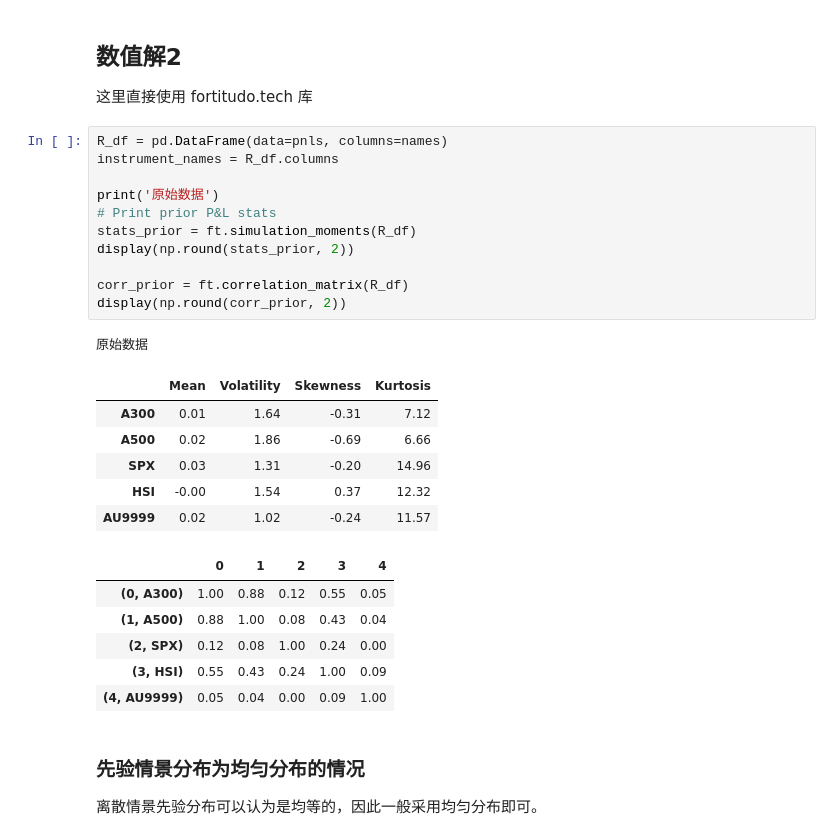
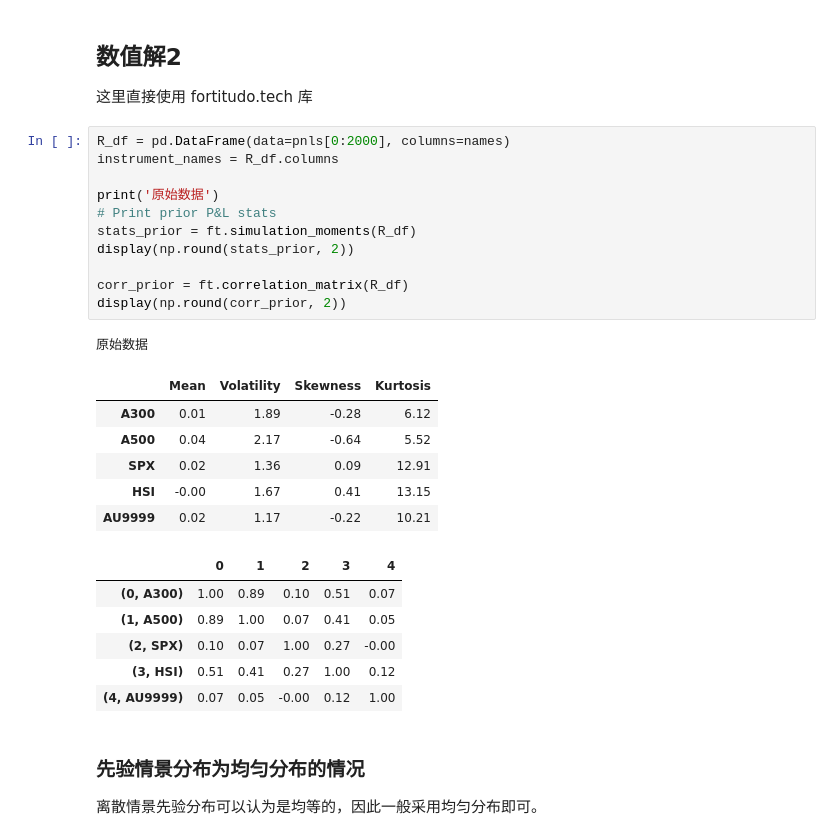
Before and after one commit to dishangti/Entropy-Pooling, a Jupyter notebook: EP.ipynb, the cells around one changed output. Cells and saved outputs as stored; diff of their text form.

```diff
--- a/EP.ipynb
+++ b/EP.ipynb
@@ -467,30 +447,30 @@ Var: Prior 2.68181, Post 7.68182
 ## 数值解2
 这里直接使用 fortitudo.tech 库
 # %%
-R_df = pd.DataFrame(data=pnls, columns=names)
+R_df = pd.DataFrame(data=pnls[0:2000], columns=names)
 instrument_names = R_df.columns
 
 print('原始数据')
 # Print prior P&L stats
 stats_prior = ft.simulation_moments(R_df)
 display(np.round(stats_prior, 2))
 
 corr_prior = ft.correlation_matrix(R_df)
 display(np.round(corr_prior, 2))
 # %% [output]
 原始数据
 |  | Mean | Volatility | Skewness | Kurtosis |
-| A300 | 0.01 | 1.64 | -0.31 | 7.12 |
-| A500 | 0.02 | 1.86 | -0.69 | 6.66 |
-| SPX | 0.03 | 1.31 | -0.20 | 14.96 |
-| HSI | -0.00 | 1.54 | 0.37 | 12.32 |
-| AU9999 | 0.02 | 1.02 | -0.24 | 11.57 |
+| A300 | 0.01 | 1.89 | -0.28 | 6.12 |
+| A500 | 0.04 | 2.17 | -0.64 | 5.52 |
+| SPX | 0.02 | 1.36 | 0.09 | 12.91 |
+| HSI | -0.00 | 1.67 | 0.41 | 13.15 |
+| AU9999 | 0.02 | 1.17 | -0.22 | 10.21 |
 |  | 0 | 1 | 2 | 3 | 4 |
-| (0, A300) | 1.00 | 0.88 | 0.12 | 0.55 | 0.05 |
-| (1, A500) | 0.88 | 1.00 | 0.08 | 0.43 | 0.04 |
-| (2, SPX) | 0.12 | 0.08 | 1.00 | 0.24 | 0.00 |
-| (3, HSI) | 0.55 | 0.43 | 0.24 | 1.00 | 0.09 |
-| (4, AU9999) | 0.05 | 0.04 | 0.00 | 0.09 | 1.00 |
+| (0, A300) | 1.00 | 0.89 | 0.10 | 0.51 | 0.07 |
+| (1, A500) | 0.89 | 1.00 | 0.07 | 0.41 | 0.05 |
+| (2, SPX) | 0.10 | 0.07 | 1.00 | 0.27 | -0.00 |
+| (3, HSI) | 0.51 | 0.41 | 0.27 | 1.00 | 0.12 |
+| (4, AU9999) | 0.07 | 0.05 | -0.00 | 0.12 | 1.00 |
 # %% [markdown]
 ### 先验情景分布为均匀分布的情况
 离散情景先验分布可以认为是均等的，因此一般采用均匀分布即可。
```
Also changed, not shown: parts of 21 cells of this notebook.
